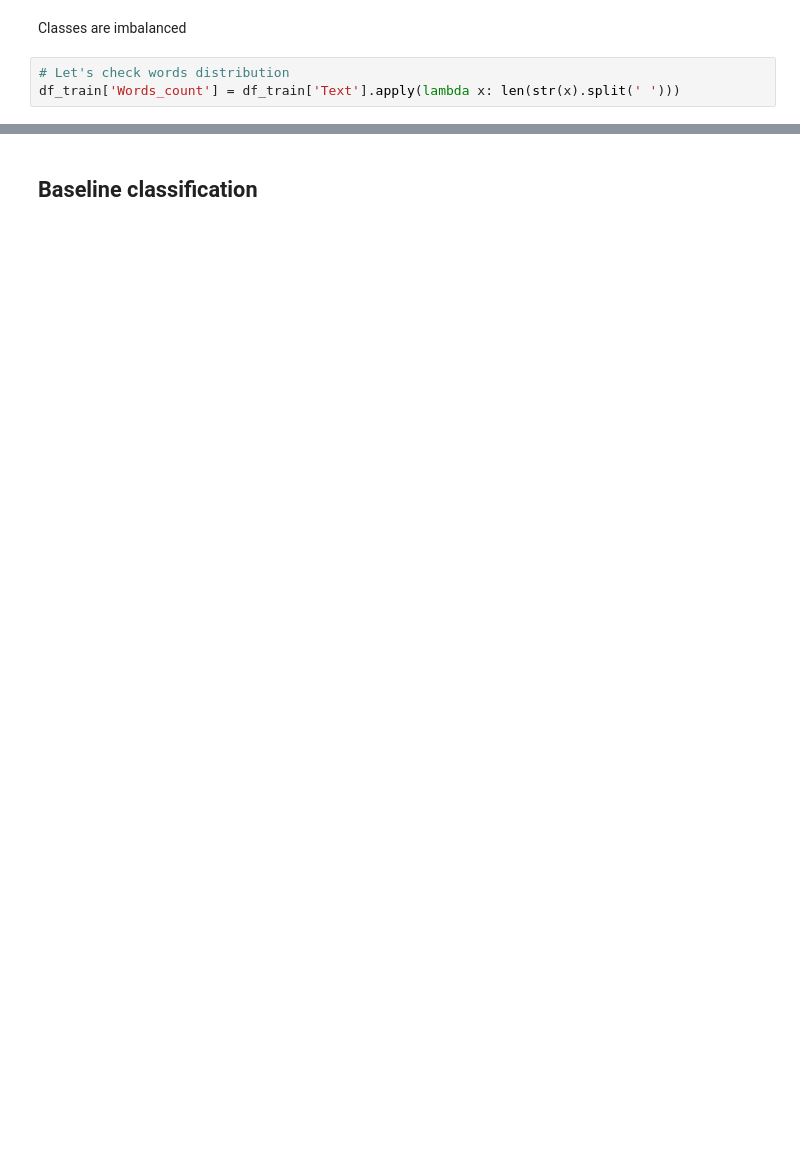
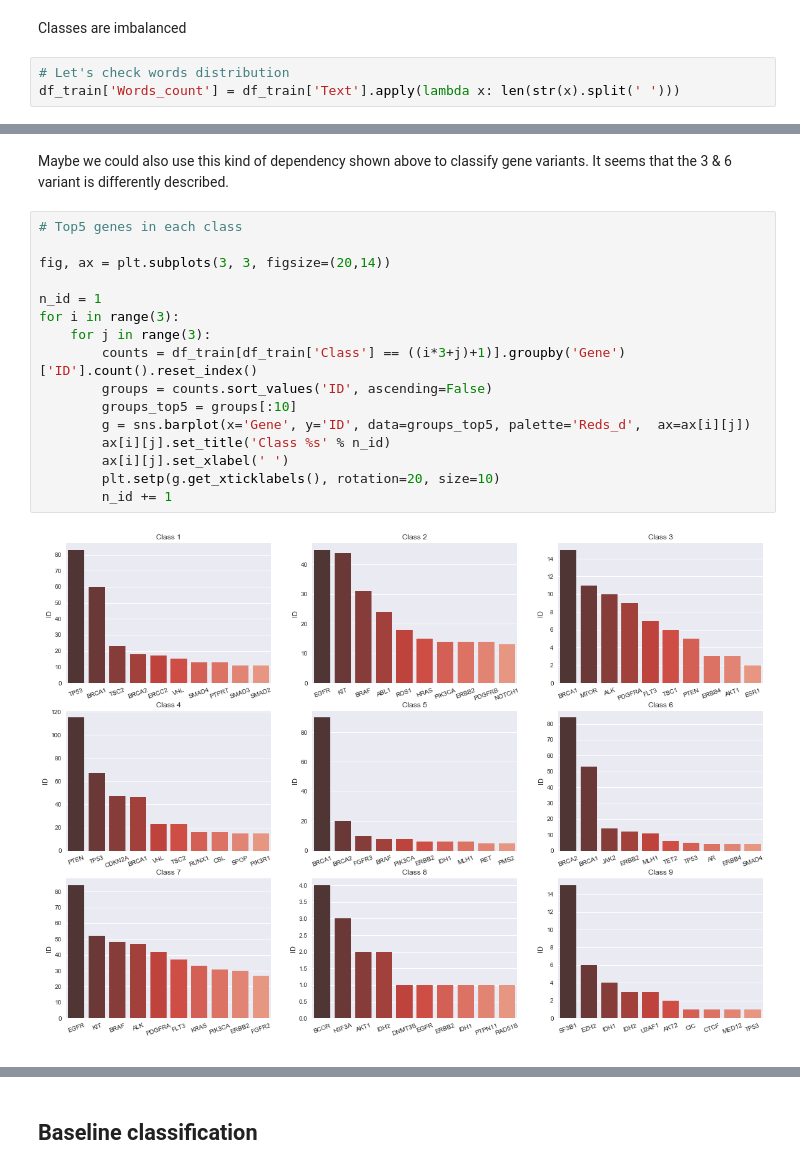
Before and after one commit to norbertstrzelecki/personalized_medicine_cancer_variants_classification, a Jupyter notebook: personalized_medicine_cancer_variants_classification.ipynb, the cells around one changed output, grey strips where cells are left out. Drawn from its saved outputs; the diff is of its cells as text; blank space fills up the shorter version.

```diff
--- a/personalized_medicine_cancer_variants_classification.ipynb
+++ b/personalized_medicine_cancer_variants_classification.ipynb
@@ -177,0 +190,20 @@ plt.show()
+# %% [markdown]
+Maybe we could also use this kind of dependency shown above to classify gene variants. It seems that the 3 & 6 variant is differently described.
+# %%
+# Top5 genes in each class
+
+fig, ax = plt.subplots(3, 3, figsize=(20,14))
+
+n_id = 1
+for i in range(3):
+    for j in range(3):
+        counts = df_train[df_train['Class'] == ((i*3+j)+1)].groupby('Gene')['ID'].count().reset_index()
+        groups = counts.sort_values('ID', ascending=False)
+        groups_top5 = groups[:10]
+        g = sns.barplot(x='Gene', y='ID', data=groups_top5, palette='Reds_d',  ax=ax[i][j])
+        ax[i][j].set_title('Class %s' % n_id)
+        ax[i][j].set_xlabel(' ')
+        plt.setp(g.get_xticklabels(), rotation=20, size=10)
+        n_id += 1
+# %% [output]
+[figure, added]
```
Also changed, not shown: parts of 19 cells of this notebook.
